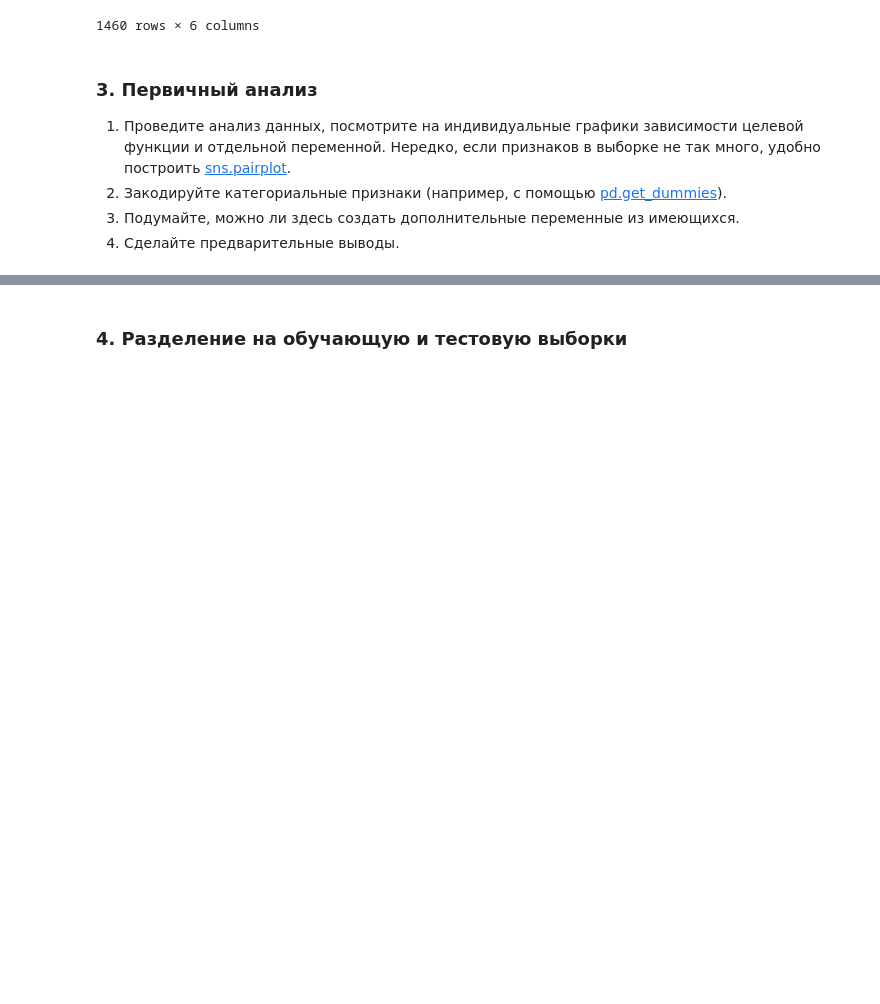
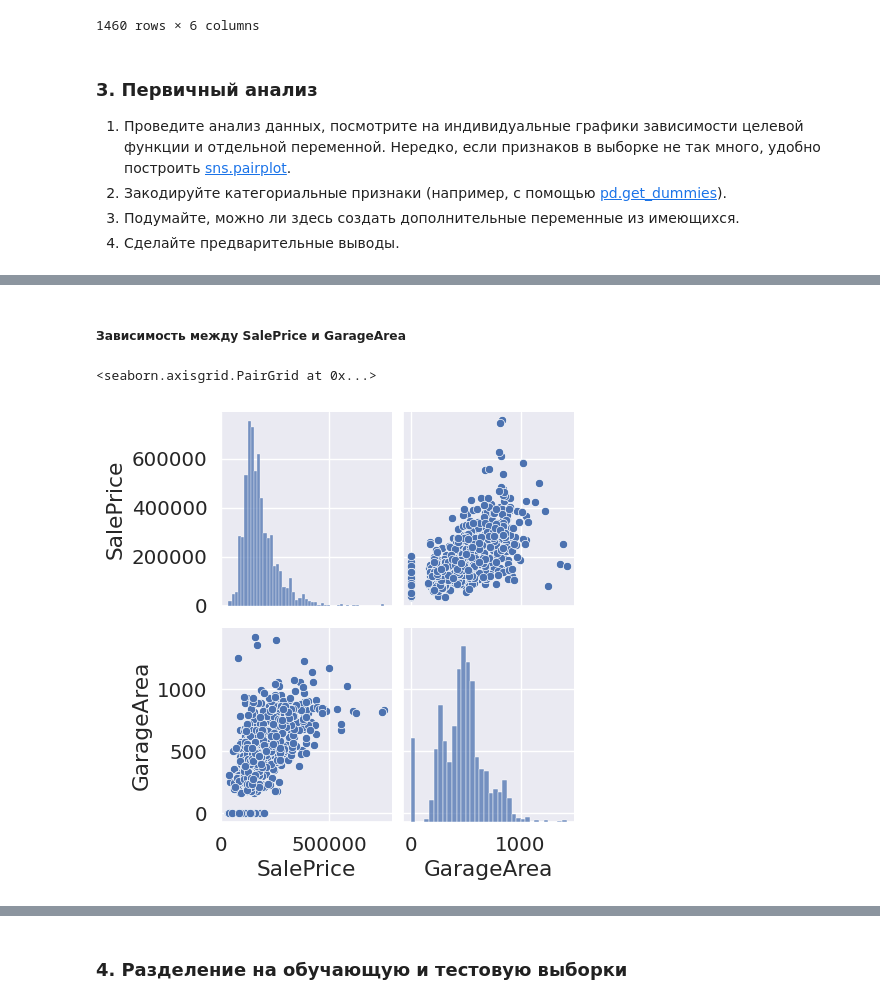
Before and after one commit to IgorKolotushkin/machine_learning_ds, a Jupyter notebook: hw2/Практическая работа. Линейная регрессия.ipynb, the cells around one changed output, grey strips where cells are left out. Saved outputs shown, nothing was run; the diff lists cells and outputs as text; code cells hidden in the pictures; blank space fills up the shorter version.

```diff
--- a/hw2/Практическая работа. Линейная регрессия.ipynb
+++ b/hw2/Практическая работа. Линейная регрессия.ipynb
@@ -72,0 +83,7 @@ df
+# %% [markdown]
+##### Зависимость между SalePrice и GarageArea
+# %%
+sns.pairplot(df[['SalePrice', 'GarageArea']])
+# %% [output]
+<seaborn.axisgrid.PairGrid at 0x...>
+[figure, added]
```
Also changed, not shown: parts of 21 cells of this notebook.
